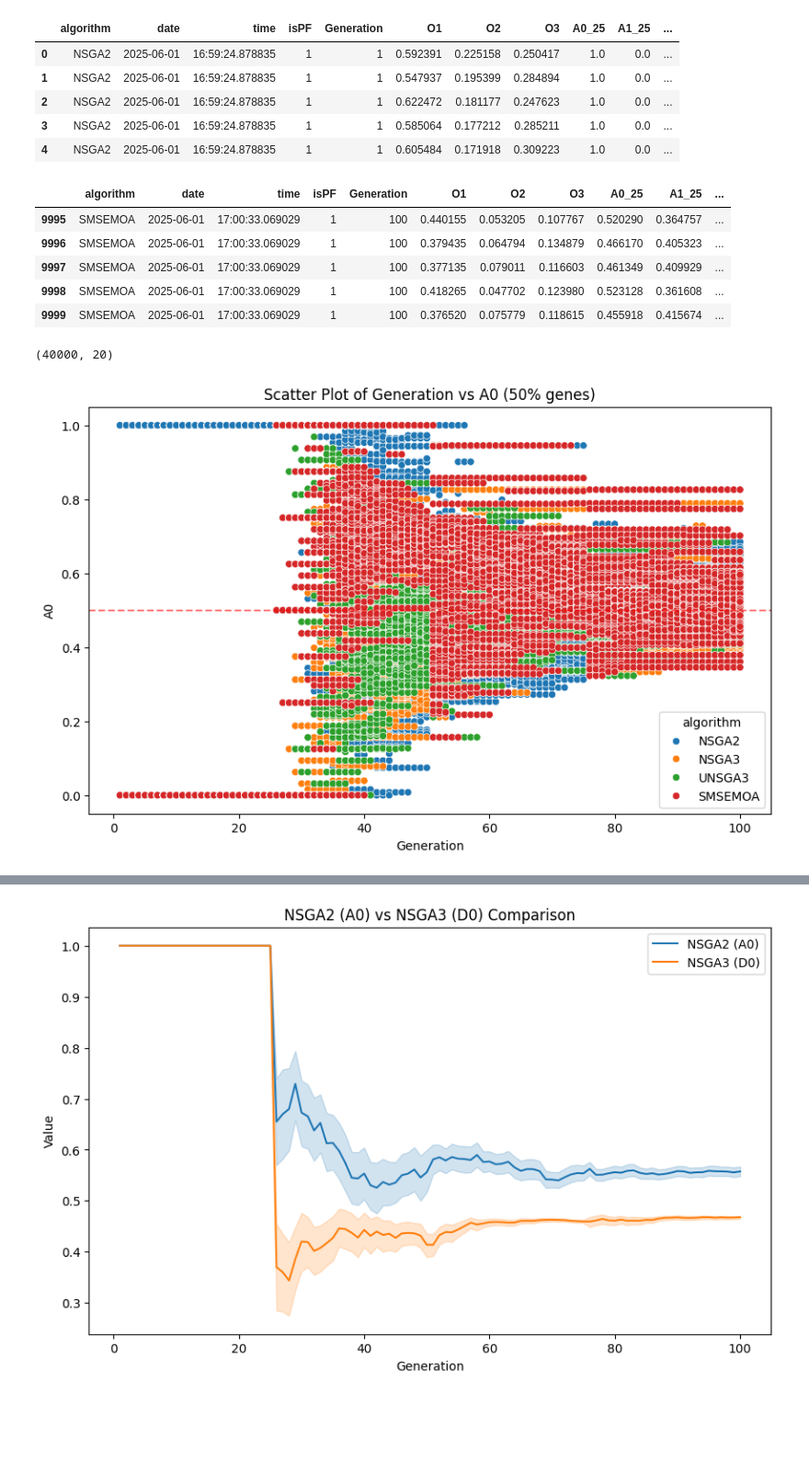
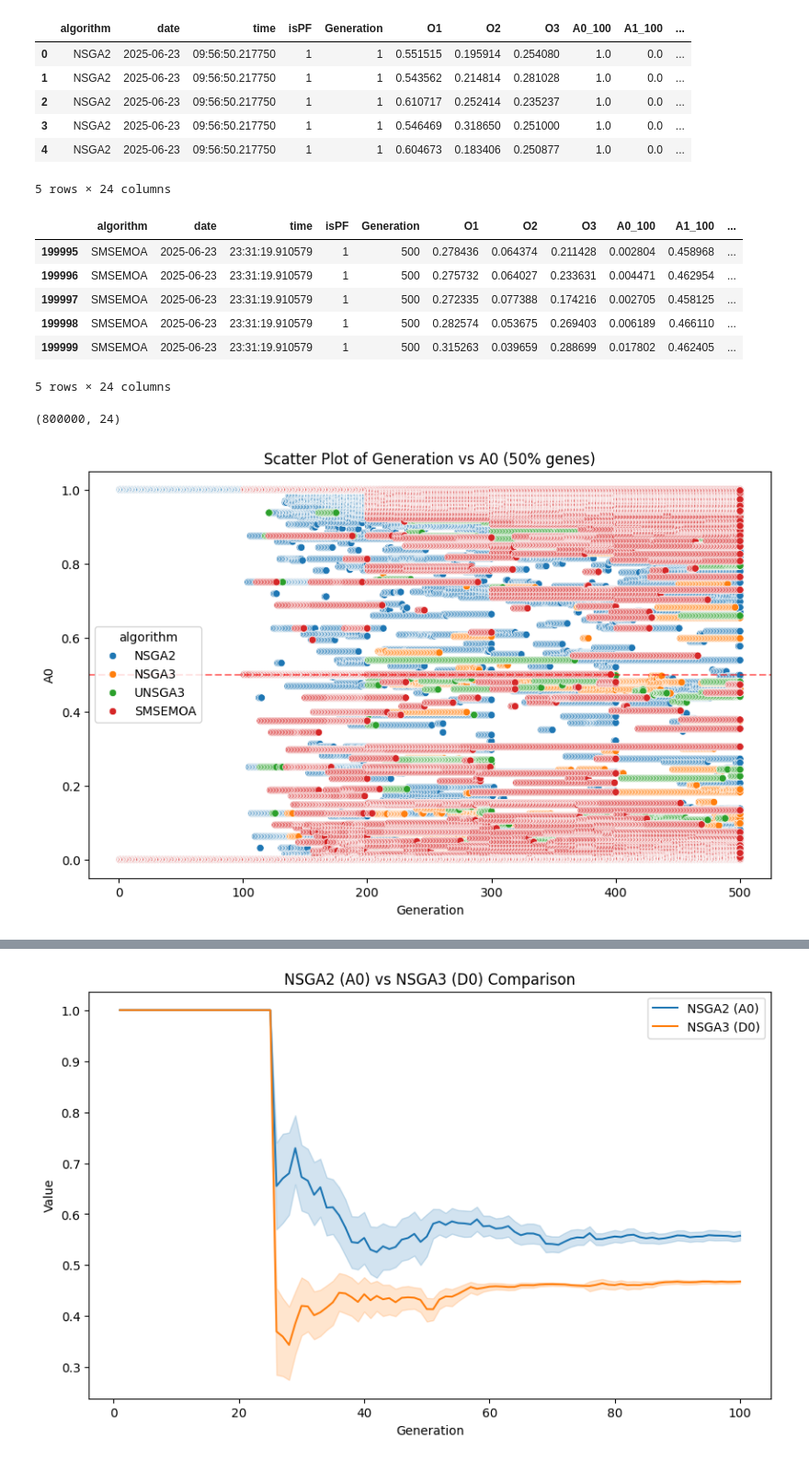
Before and after one commit to acsicuib/GeneticHybridizationFramework, a Jupyter notebook: hybrid_plot.ipynb, the cells around one changed output, grey strips where cells are left out. Shown at 92% size. Drawn from its saved outputs; the diff is of its cells as text; code cells hidden in the pictures; blank space fills up the shorter version.

```diff
--- a/hybrid_plot.ipynb
+++ b/hybrid_plot.ipynb
@@ -13,6 +13,10 @@ file = "{algorithm}_1_100-100_SV0-CV2-MV1_MM0.2-MC0.1-MB0.1.txt"
 
 path_exp = "data/solutions/ntw_722_050-050-025_C/obj_distance-occ_variance-pw_consumption/Replicas050/Genetics/hybrid_NSGA2-NSGA3-UNSGA3-SMSEMOA/"
 file = "{algorithm}_1_100-100_SV0-CV2-MV1_MM0.2-MC0.1-MB0.1.txt"
+
+
+path_exp = "results_hybrid_400_500/hybridization/"
+file = "{algorithm}_1_400-500_SV0-CV2-MV1_MM0.2-MC0.1-MB0.1.txt"
 # %%
 # TEST SOME CONFIGS
 print(config['HYBRID_ALGORITHMS'])
@@ -74,37 +78,39 @@ for algorithm in config['HYBRID_ALGORITHMS']:
 df.columns = columns
 df.head()
 # %% [output]
-|  | algorithm | date | time | isPF | Generation | O1 | O2 | O3 | A0_25 | A1_25 | ... |
-| 0 | NSGA2 | 2025-06-01 | 16:59:24.878835 | 1 | 1 | 0.592391 | 0.225158 | 0.250417 | 1.0 | 0.0 | ... |
-| 1 | NSGA2 | 2025-06-01 | 16:59:24.878835 | 1 | 1 | 0.547937 | 0.195399 | 0.284894 | 1.0 | 0.0 | ... |
-| 2 | NSGA2 | 2025-06-01 | 16:59:24.878835 | 1 | 1 | 0.622472 | 0.181177 | 0.247623 | 1.0 | 0.0 | ... |
-| 3 | NSGA2 | 2025-06-01 | 16:59:24.878835 | 1 | 1 | 0.585064 | 0.177212 | 0.285211 | 1.0 | 0.0 | ... |
-| 4 | NSGA2 | 2025-06-01 | 16:59:24.878835 | 1 | 1 | 0.605484 | 0.171918 | 0.309223 | 1.0 | 0.0 | ... |
+|  | algorithm | date | time | isPF | Generation | O1 | O2 | O3 | A0_100 | A1_100 | ... |
+| 0 | NSGA2 | 2025-06-23 | 09:56:50.217750 | 1 | 1 | 0.551515 | 0.195914 | 0.254080 | 1.0 | 0.0 | ... |
+| 1 | NSGA2 | 2025-06-23 | 09:56:50.217750 | 1 | 1 | 0.543562 | 0.214814 | 0.281028 | 1.0 | 0.0 | ... |
+| 2 | NSGA2 | 2025-06-23 | 09:56:50.217750 | 1 | 1 | 0.610717 | 0.252414 | 0.235237 | 1.0 | 0.0 | ... |
+| 3 | NSGA2 | 2025-06-23 | 09:56:50.217750 | 1 | 1 | 0.546469 | 0.318650 | 0.251000 | 1.0 | 0.0 | ... |
+| 4 | NSGA2 | 2025-06-23 | 09:56:50.217750 | 1 | 1 | 0.604673 | 0.183406 | 0.250877 | 1.0 | 0.0 | ... |
+5 rows × 24 columns
 # %%
 df.tail()
 # %% [output]
-|  | algorithm | date | time | isPF | Generation | O1 | O2 | O3 | A0_25 | A1_25 | ... |
-| 9995 | SMSEMOA | 2025-06-01 | 17:00:33.069029 | 1 | 100 | 0.440155 | 0.053205 | 0.107767 | 0.520290 | 0.364757 | ... |
-| 9996 | SMSEMOA | 2025-06-01 | 17:00:33.069029 | 1 | 100 | 0.379435 | 0.064794 | 0.134879 | 0.466170 | 0.405323 | ... |
-| 9997 | SMSEMOA | 2025-06-01 | 17:00:33.069029 | 1 | 100 | 0.377135 | 0.079011 | 0.116603 | 0.461349 | 0.409929 | ... |
-| 9998 | SMSEMOA | 2025-06-01 | 17:00:33.069029 | 1 | 100 | 0.418265 | 0.047702 | 0.123980 | 0.523128 | 0.361608 | ... |
-| 9999 | SMSEMOA | 2025-06-01 | 17:00:33.069029 | 1 | 100 | 0.376520 | 0.075779 | 0.118615 | 0.455918 | 0.415674 | ... |
+|  | algorithm | date | time | isPF | Generation | O1 | O2 | O3 | A0_100 | A1_100 | ... |
+| 199995 | SMSEMOA | 2025-06-23 | 23:31:19.910579 | 1 | 500 | 0.278436 | 0.064374 | 0.211428 | 0.002804 | 0.458968 | ... |
+| 199996 | SMSEMOA | 2025-06-23 | 23:31:19.910579 | 1 | 500 | 0.275732 | 0.064027 | 0.233631 | 0.004471 | 0.462954 | ... |
+| 199997 | SMSEMOA | 2025-06-23 | 23:31:19.910579 | 1 | 500 | 0.272335 | 0.077388 | 0.174216 | 0.002705 | 0.458125 | ... |
+| 199998 | SMSEMOA | 2025-06-23 | 23:31:19.910579 | 1 | 500 | 0.282574 | 0.053675 | 0.269403 | 0.006189 | 0.466110 | ... |
+| 199999 | SMSEMOA | 2025-06-23 | 23:31:19.910579 | 1 | 500 | 0.315263 | 0.039659 | 0.288699 | 0.017802 | 0.462405 | ... |
+5 rows × 24 columns
 # %%
 # df = df[df.isPF==1]
 df.shape
 # %% [output]
-(40000, 20)
+(800000, 24)
 # %%
 plt.figure(figsize=(10, 6))
-sns.scatterplot(data=df, x='Generation', y='A0_25',hue='algorithm')
+sns.scatterplot(data=df, x='Generation', y='A0_100',hue='algorithm')
 
 plt.title('Scatter Plot of Generation vs A0 (50% genes)')
 plt.xlabel('Generation')
 plt.ylabel('A0')
 plt.axhline(y=0.5, color='r', linestyle='--', alpha=0.5)  # Add horizontal line at y=0.5
 plt.show()
 # %% [output]
-[figure, old version]
+[figure, new version]
 # %%
 ig, axs = plt.subplots(ncols=2, nrows=2, figsize=(8, 8),
                         layout="constrained")
```
Also changed, not shown: parts of 6 cells of this notebook, 22 other files.
